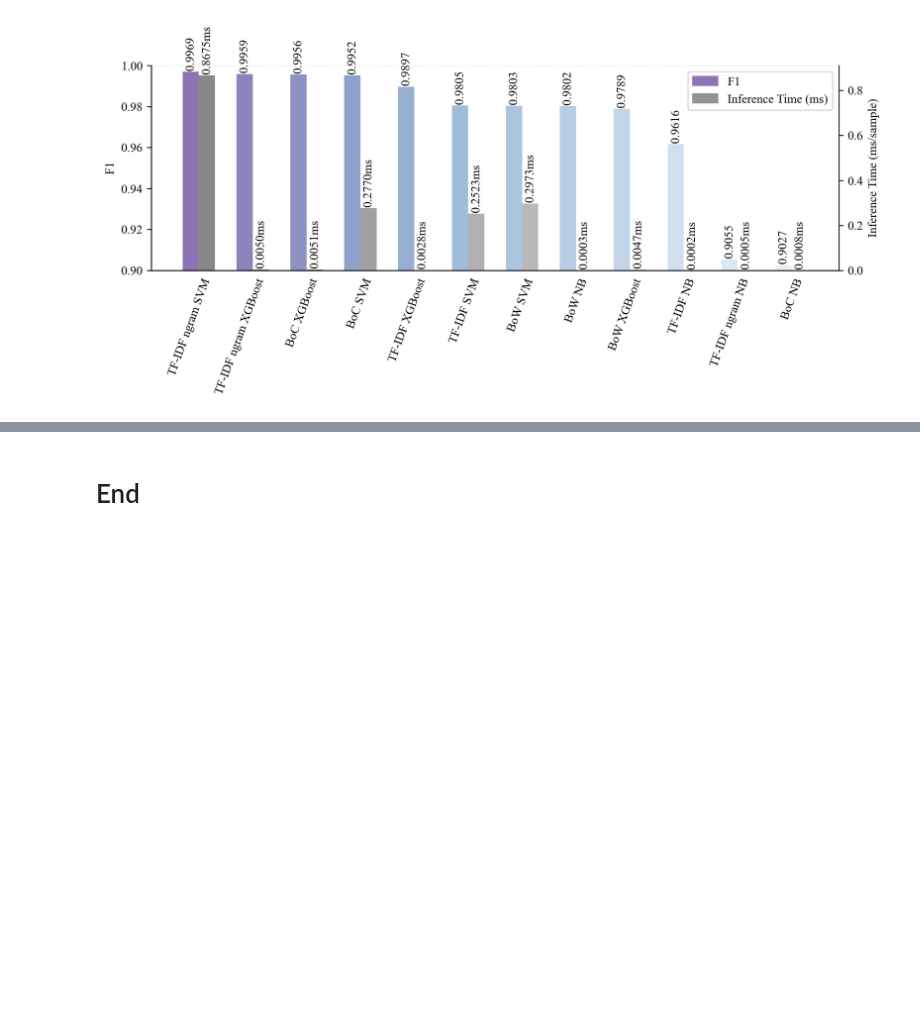
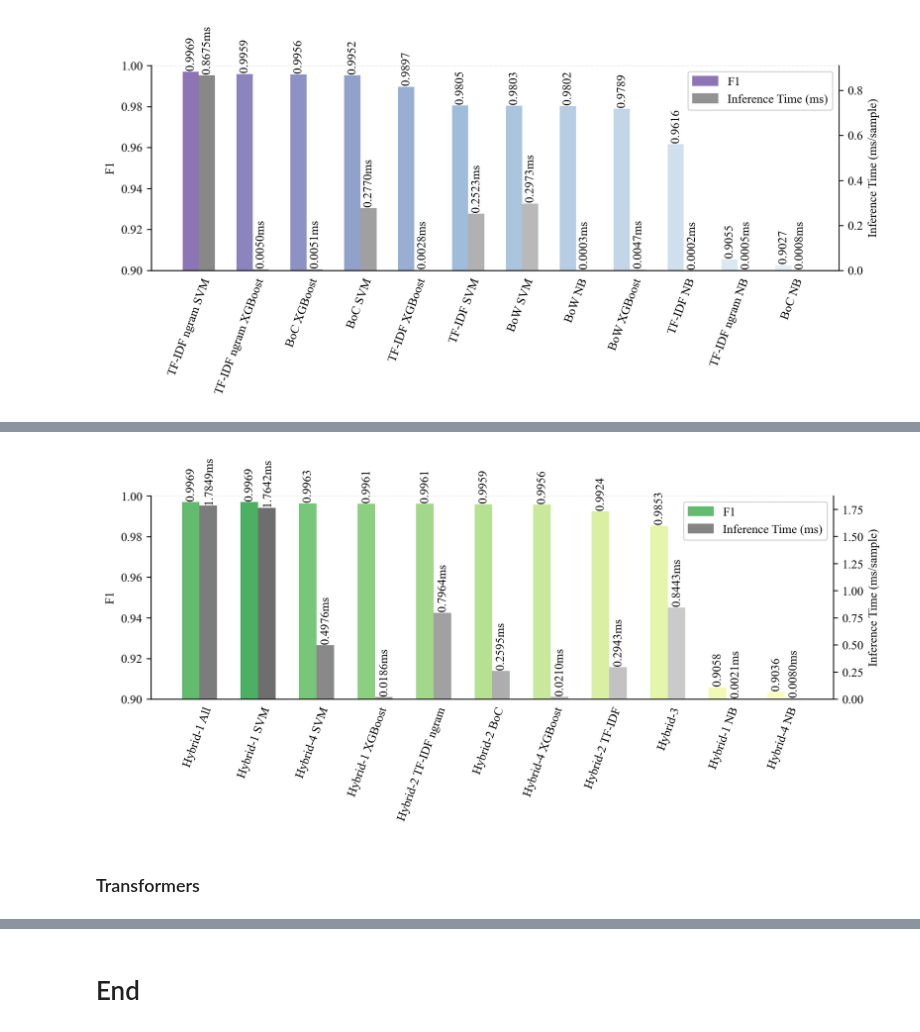
Before and after one commit to gdrlab/cascaded-sqli-detection, a Jupyter notebook: utils/tmp_color_schema.ipynb, the cells around one changed output, grey strips where cells are left out. Cells and saved outputs as stored; diff of their text form; code cells hidden in the pictures; blank space fills up the shorter version.

Commit message:
legend, twin bars

```diff
--- a/utils/tmp_color_schema.ipynb
+++ b/utils/tmp_color_schema.ipynb
@@ -433,22 +429,3 @@ if SAVE_OUTPUTS:
     ax.get_figure().savefig(figure_folder / current_figure_name)
 # %% [output]
 [figure]
-# %%
-# Figure of Table Single NLP - F1 Efficiency metric is
-#fig, axes = plt.subplots(1, 1, figsize=(10,5))
-current_figure_name = 'single_nlp_f1_efficiency.png'
-plt.style.use(['science','no-latex','ieee'])
-plt.rcParams.update({'figure.dpi': '100'})
-metrics = ['log(f1/s)']
-df_small = df.loc[methods, metrics]
-df_small = rename_table_labels(df_small)
-
-metric = 'F1 Efficiency'
-df_sorted = df_small.sort_values(metric,ascending=False).reset_index()
-ax = sns.barplot(data=df_sorted,x="Method", y=metric)
-ax.tick_params(axis='x', rotation=90)
-#ax.set(ylim=(0.95, 1))
-for i in ax.containers:
-    ax.bar_label(i,rotation=90,fontsize='large')
-
-ax.get_figure().savefig(figure_folder / current_figure_name)
@@ -519,0 +481,38 @@ Index(['overall_accuracy', 'precision', 'recall', 'f1', 'tn', 'fp', 'fn', 'tp',
+# %%
+# Figure of Table Hybrid NLP
+current_figure_name = 'hybrid_nlp_f1_vs_time.png'
+fig, ax = plt.subplots( figsize=(10,3))
+
+metric = ['F1', 'Inference Time (ms)']
+df_small = df_small.sort_values(metric,ascending=False)
+
+# legend
+color_cat_1 = np.asarray(df_small[df_small['category']=='hybrid']
+                         .head(1)['color'].values[0][0], dtype=np.float32)
+color_cat_1G = color_cat_1.copy()
+color_cat_1G[0:3] = color_cat_1G[0:3].mean()
+
+legend_cat_1 = mpatches.Patch(color=color_cat_1, label=metric[0])
+legend_cat_1G = mpatches.Patch(color=color_cat_1G, label=metric[1])
+
+
+
+_, ax2 = my_plot_twin_bar(df_small,ax,metric)
+ax.axhline(1,  linestyle='--', linewidth=0.7, color=[0.9,0.9,0.9], zorder=0)
+ax.set(ylim=(0.90, 1))
+ax.set_ylabel('F1')
+
+if SAVE_OUTPUTS:
+    ax.get_figure().savefig(figure_folder / current_figure_name)
+
+
+ax2.set_ylabel('Inference Time (ms/sample)')
+# #ax.set(ylim=(0.95, 1))
+ax2.legend(handles=[legend_cat_1, legend_cat_1G],  loc='upper right')
+
+if SAVE_OUTPUTS:
+    ax.get_figure().savefig(figure_folder / current_figure_name)
+# %% [output]
+[figure, added]
+# %% [markdown]
+### Transformers
```
Also changed, not shown: parts of 9 cells of this notebook, 1 other file.
